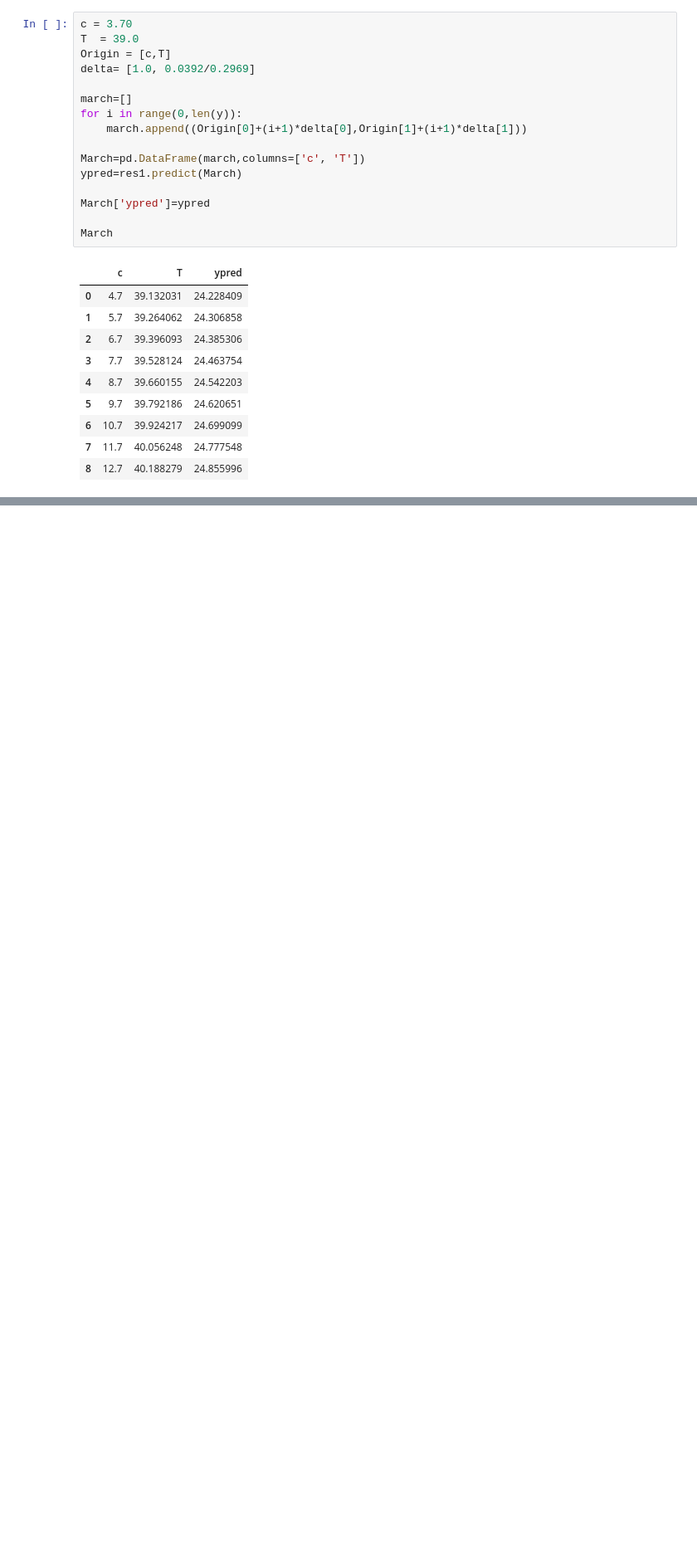
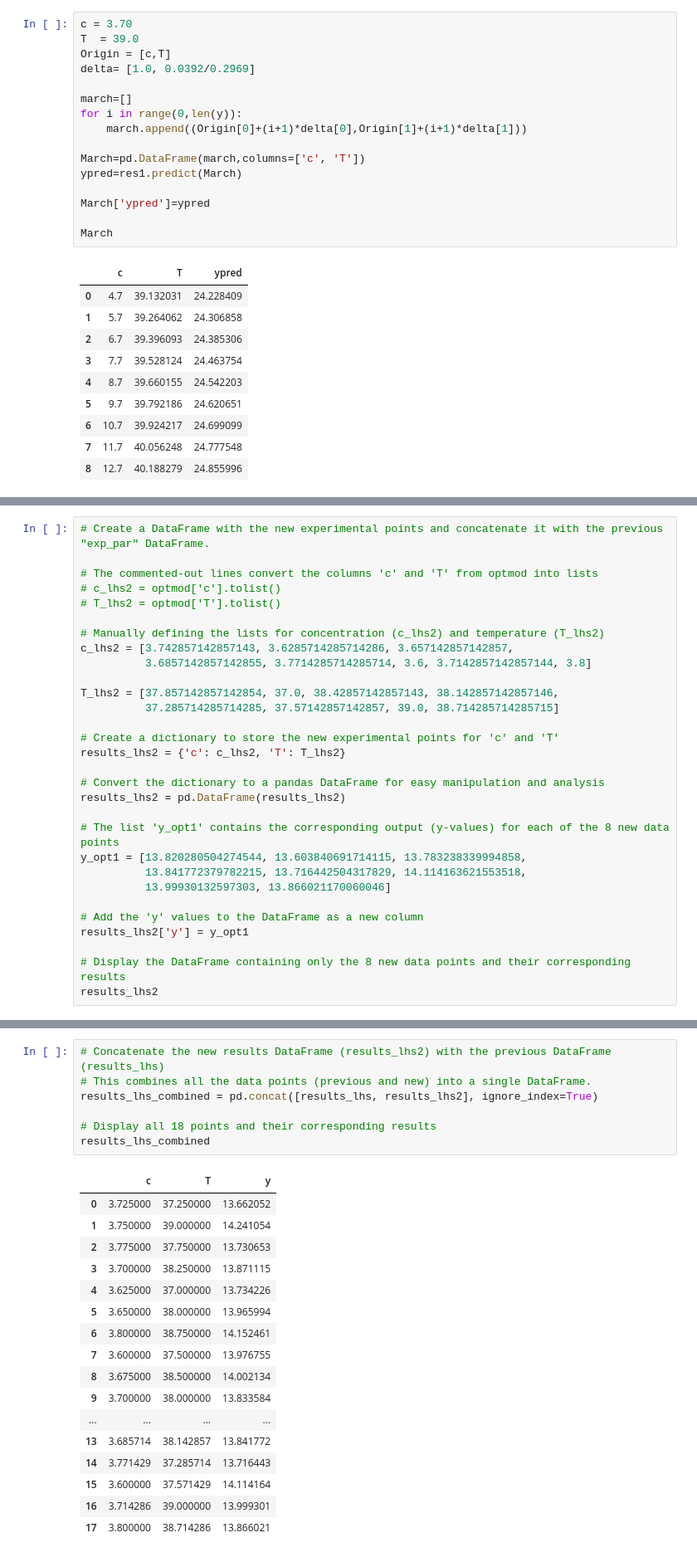
Before and after one commit to oscartq/lab3, a Jupyter notebook: lab3.ipynb, the cells around one changed output, grey strips where cells are left out. Shown: that part at 83% size. Saved outputs shown, nothing was run; the diff lists cells and outputs as text; blank space fills up the shorter version.

Commit message:
added comments and fixed the last step (LHD)

```diff
--- a/lab3.ipynb
+++ b/lab3.ipynb
@@ -487,0 +497,30 @@ TypeError: 'int' object is not iterable
+# %%
+# Create a DataFrame with the new experimental points and concatenate it with the previous "exp_par" DataFrame.
+
+# The commented-out lines convert the columns 'c' and 'T' from optmod into lists
+# c_lhs2 = optmod['c'].tolist()
+# T_lhs2 = optmod['T'].tolist()
+
+# Manually defining the lists for concentration (c_lhs2) and temperature (T_lhs2)
+c_lhs2 = [3.742857142857143, 3.6285714285714286, 3.657142857142857,
+          3.6857142857142855, 3.7714285714285714, 3.6, 3.7142857142857144, 3.8]
+
+T_lhs2 = [37.857142857142854, 37.0, 38.42857142857143, 38.142857142857146,
+          37.285714285714285, 37.57142857142857, 39.0, 38.714285714285715]
+
+# Create a dictionary to store the new experimental points for 'c' and 'T'
+results_lhs2 = {'c': c_lhs2, 'T': T_lhs2}
+
+# Convert the dictionary to a pandas DataFrame for easy manipulation and analysis
+results_lhs2 = pd.DataFrame(results_lhs2)
+
+# The list 'y_opt1' contains the corresponding output (y-values) for each of the 8 new data points
+y_opt1 = [13.820280504274544, 13.603840691714115, 13.783238339994858,
+          13.841772379782215, 13.716442504317829, 14.114163621553518,
+          13.99930132597303, 13.866021170060046]
+
+# Add the 'y' values to the DataFrame as a new column
+results_lhs2['y'] = y_opt1
+
+# Display the DataFrame containing only the 8 new data points and their corresponding results
+results_lhs2
@@ -487,0 +537,25 @@ TypeError: 'int' object is not iterable
+# %%
+# Concatenate the new results DataFrame (results_lhs2) with the previous DataFrame (results_lhs)
+# This combines all the data points (previous and new) into a single DataFrame.
+results_lhs_combined = pd.concat([results_lhs, results_lhs2], ignore_index=True)
+
+# Display all 18 points and their corresponding results
+results_lhs_combined
+# %% [output]
+|  | c | T | y |
+| 0 | 3.725000 | 37.250000 | 13.662052 |
+| 1 | 3.750000 | 39.000000 | 14.241054 |
+| 2 | 3.775000 | 37.750000 | 13.730653 |
+| 3 | 3.700000 | 38.250000 | 13.871115 |
+| 4 | 3.625000 | 37.000000 | 13.734226 |
+| 5 | 3.650000 | 38.000000 | 13.965994 |
+| 6 | 3.800000 | 38.750000 | 14.152461 |
+| 7 | 3.600000 | 37.500000 | 13.976755 |
+| 8 | 3.675000 | 38.500000 | 14.002134 |
+| 9 | 3.700000 | 38.000000 | 13.833584 |
+| ... | ... | ... | ... |
+| 13 | 3.685714 | 38.142857 | 13.841772 |
+| 14 | 3.771429 | 37.285714 | 13.716443 |
+| 15 | 3.600000 | 37.571429 | 14.114164 |
+| 16 | 3.714286 | 39.000000 | 13.999301 |
+| 17 | 3.800000 | 38.714286 | 13.866021 |
```
Also changed, not shown: parts of 40 cells of this notebook, 1 other file.
